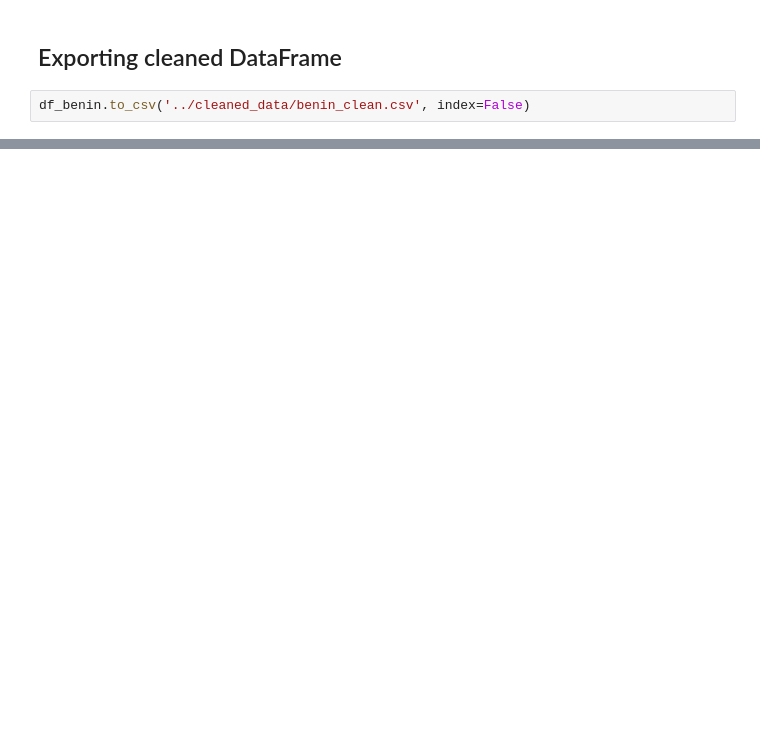
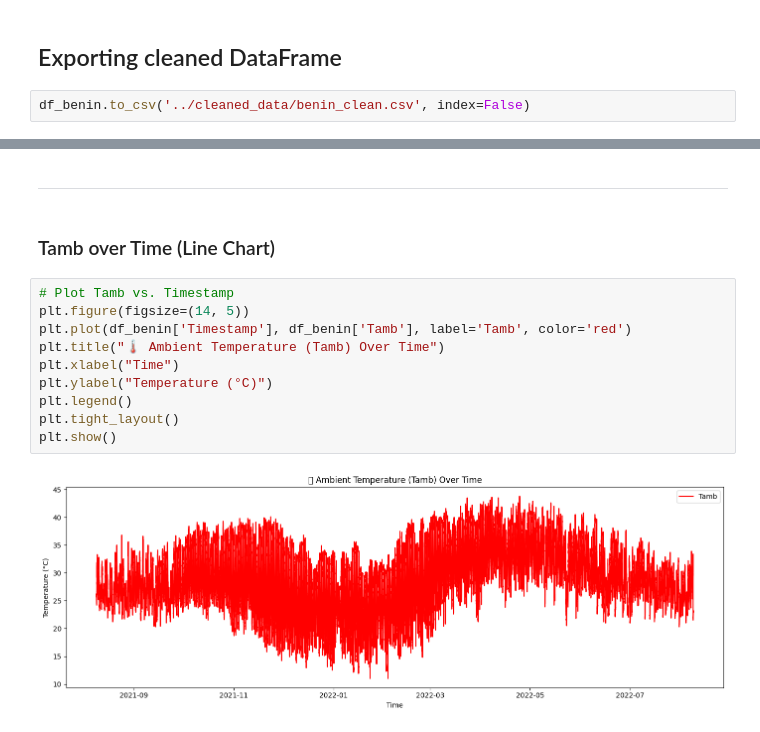
Before and after one commit to OliyadTeshome/Solar_Strategy_Insights, a Jupyter notebook: notebooks/benin__eda.ipynb, the cells around one changed output, grey strips where cells are left out. Cells and saved outputs as stored; diff of their text form; blank space fills up the shorter version.

```diff
--- a/notebooks/benin__eda.ipynb
+++ b/notebooks/benin__eda.ipynb
@@ -159,0 +206,16 @@ plt.show()
+# %% [markdown]
+---
+# %% [markdown]
+### Tamb over Time (Line Chart)
+# %%
+# Plot Tamb vs. Timestamp
+plt.figure(figsize=(14, 5))
+plt.plot(df_benin['Timestamp'], df_benin['Tamb'], label='Tamb', color='red')
+plt.title("🌡️ Ambient Temperature (Tamb) Over Time")
+plt.xlabel("Time")
+plt.ylabel("Temperature (°C)")
+plt.legend()
+plt.tight_layout()
+plt.show()
+# %% [output]
+[figure, added]
```
Also changed, not shown: parts of 56 cells of this notebook.
